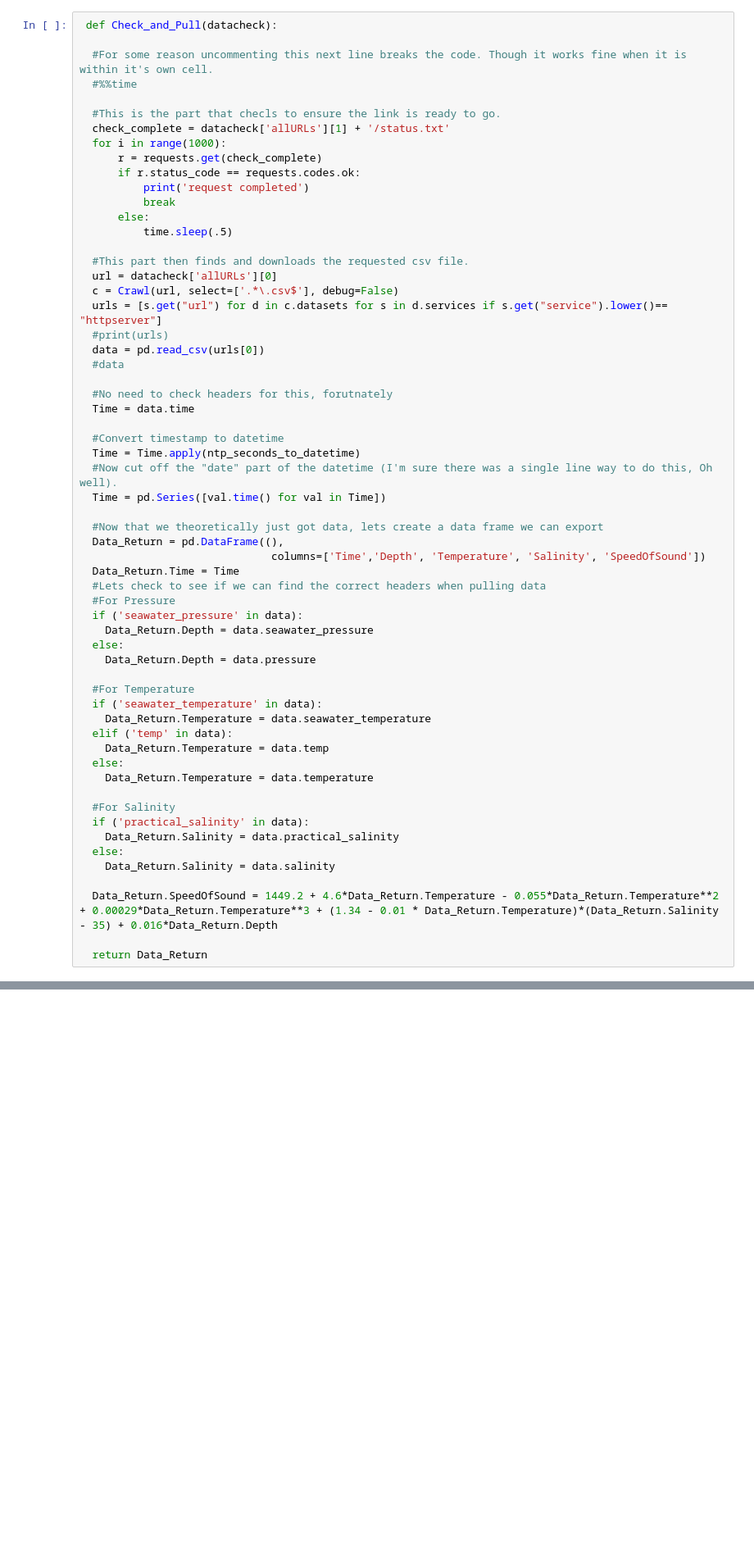
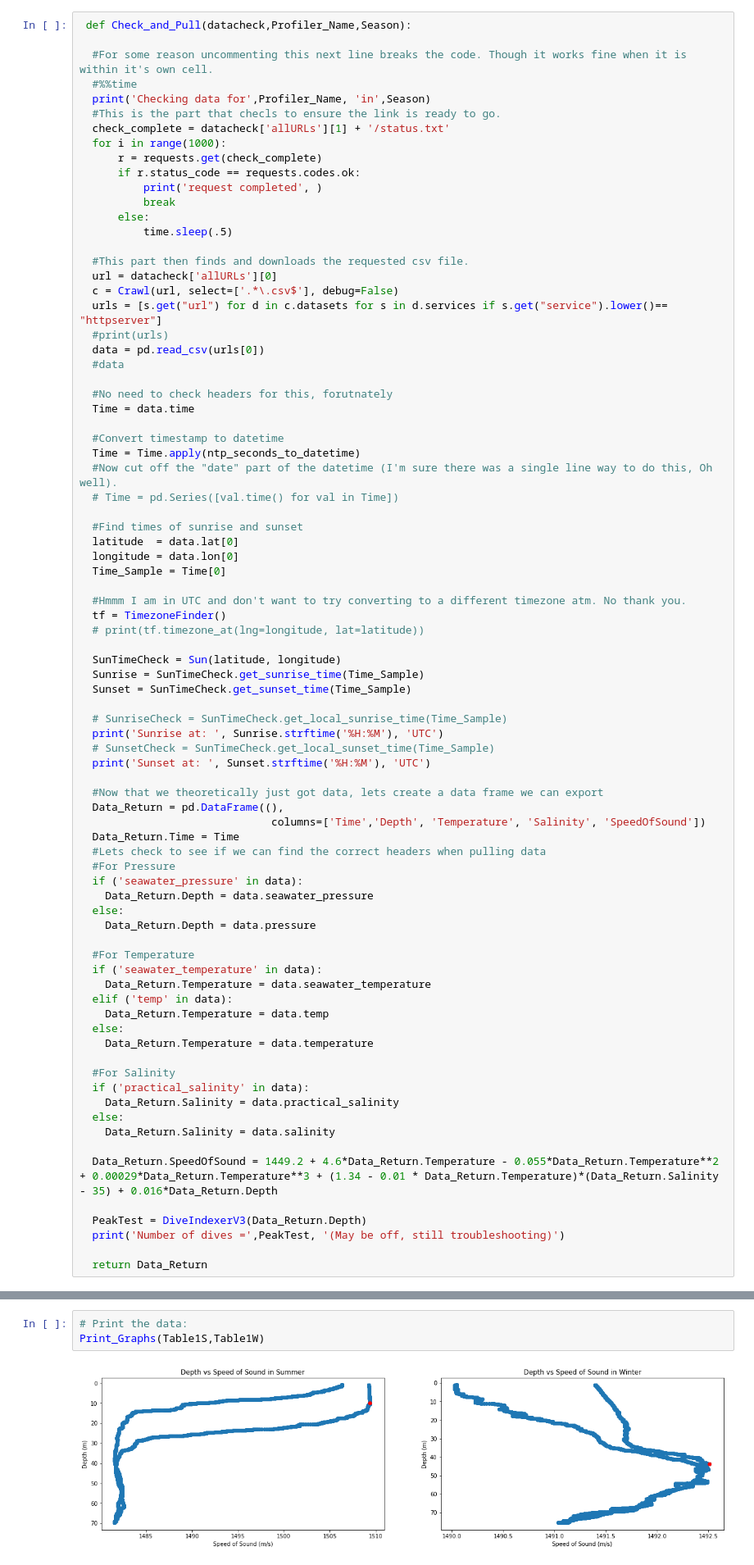
Before and after one commit to carpetmat/Class-Activity_Project-1, a Jupyter notebook: Project1.ipynb, the cells around one changed output, grey strips where cells are left out. Shown at 82% size. Saved outputs shown, nothing was run; the diff lists cells and outputs as text; blank space fills up the shorter version.

```diff
--- a/Project1.ipynb
+++ b/Project1.ipynb
@@ -71,15 +127,15 @@ def Grab_CTD_Data(SENSOR_BASE_URL,site,node,instrument,method,stream,params,API_
 # %%
- def Check_and_Pull(datacheck):
+ def Check_and_Pull(datacheck,Profiler_Name,Season):
 
   #For some reason uncommenting this next line breaks the code. Though it works fine when it is within it's own cell.
   #%%time
-
+  print('Checking data for',Profiler_Name, 'in',Season)
   #This is the part that checls to ensure the link is ready to go.
   check_complete = datacheck['allURLs'][1] + '/status.txt'
   for i in range(1000):
       r = requests.get(check_complete)
       if r.status_code == requests.codes.ok:
-          print('request completed')
+          print('request completed', )
           break
       else:
           time.sleep(.5)
@@ -98,7 +154,25 @@ def Grab_CTD_Data(SENSOR_BASE_URL,site,node,instrument,method,stream,params,API_
   #Convert timestamp to datetime
   Time = Time.apply(ntp_seconds_to_datetime)
   #Now cut off the "date" part of the datetime (I'm sure there was a single line way to do this, Oh well).
-  Time = pd.Series([val.time() for val in Time])
+  # Time = pd.Series([val.time() for val in Time])
+
+  #Find times of sunrise and sunset
+  latitude  = data.lat[0]
+  longitude = data.lon[0]
+  Time_Sample = Time[0]
+
+  #Hmmm I am in UTC and don't want to try converting to a different timezone atm. No thank you.
+  tf = TimezoneFinder()
+  # print(tf.timezone_at(lng=longitude, lat=latitude))
+
+  SunTimeCheck = Sun(latitude, longitude)
+  Sunrise = SunTimeCheck.get_sunrise_time(Time_Sample)
+  Sunset = SunTimeCheck.get_sunset_time(Time_Sample)
+
+  # SunriseCheck = SunTimeCheck.get_local_sunrise_time(Time_Sample)
+  print('Sunrise at: ', Sunrise.strftime('%H:%M'), 'UTC')
+  # SunsetCheck = SunTimeCheck.get_local_sunset_time(Time_Sample)
+  print('Sunset at: ', Sunset.strftime('%H:%M'), 'UTC')
 
   #Now that we theoretically just got data, lets create a data frame we can export
   Data_Return = pd.DataFrame((),
@@ -127,4 +201,7 @@ def Grab_CTD_Data(SENSOR_BASE_URL,site,node,instrument,method,stream,params,API_
 
   Data_Return.SpeedOfSound = 1449.2 + 4.6*Data_Return.Temperature - 0.055*Data_Return.Temperature**2 + 0.00029*Data_Return.Temperature**3 + (1.34 - 0.01 * Data_Return.Temperature)*(Data_Return.Salinity - 35) + 0.016*Data_Return.Depth
 
+  PeakTest = DiveIndexerV3(Data_Return.Depth)
+  print('Number of dives =',PeakTest, '(May be off, still troubleshooting)')
+
   return Data_Return
@@ -945,0 +804,5 @@ Text(0.5, 1.0, 'Depth vs Time')
+# %%
+# Print the data:
+Print_Graphs(Table1S,Table1W)
+# %% [output]
+[figure, added]
```
Also changed, not shown: parts of 36 cells of this notebook.
